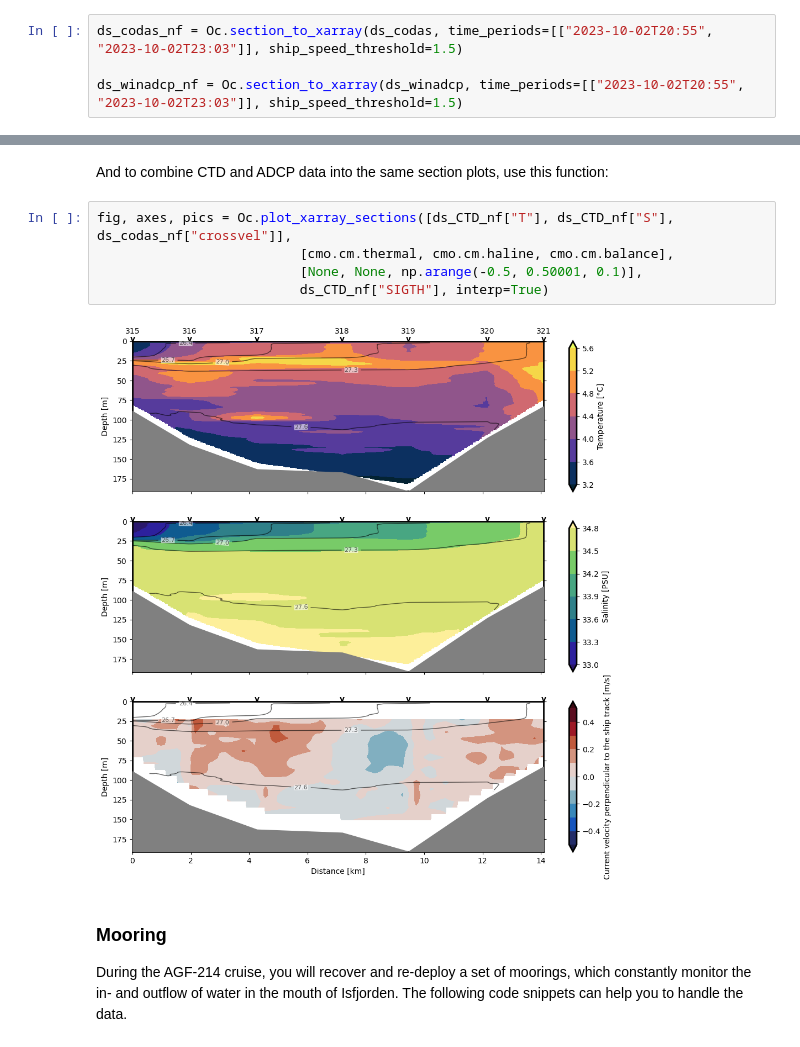
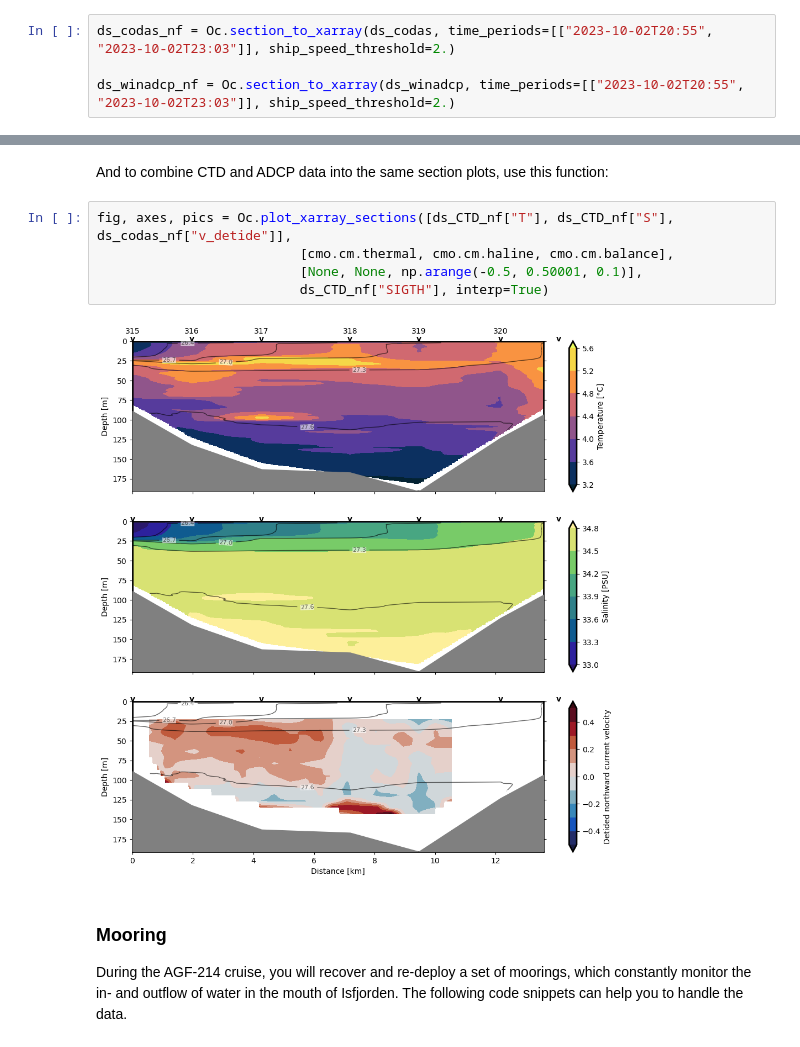
Before and after one commit to UNISvalbard/unisacsi, a Jupyter notebook: examples.ipynb, the cells around one changed output, grey strips where cells are left out. Drawn from its saved outputs; the diff is of its cells as text.

```diff
--- a/examples.ipynb
+++ b/examples.ipynb
@@ -318,6 +316,6 @@ Oc.check_VM_ADCP_map(ds_codas)
 # %% [markdown]
 After picking the right time periods, you get the section like this:
 # %%
-ds_codas_nf = Oc.section_to_xarray(ds_codas, time_periods=[["2023-10-02T20:55", "2023-10-02T23:03"]], ship_speed_threshold=1.5)
+ds_codas_nf = Oc.section_to_xarray(ds_codas, time_periods=[["2023-10-02T20:55", "2023-10-02T23:03"]], ship_speed_threshold=2.)
 
-ds_winadcp_nf = Oc.section_to_xarray(ds_winadcp, time_periods=[["2023-10-02T20:55", "2023-10-02T23:03"]], ship_speed_threshold=1.5)
+ds_winadcp_nf = Oc.section_to_xarray(ds_winadcp, time_periods=[["2023-10-02T20:55", "2023-10-02T23:03"]], ship_speed_threshold=2.)
@@ -374,12 +367,12 @@ Attributes:
 # %% [markdown]
 And to combine CTD and ADCP data into the same section plots, use this function:
 # %%
-fig, axes, pics = Oc.plot_xarray_sections([ds_CTD_nf["T"], ds_CTD_nf["S"], ds_codas_nf["crossvel"]],
+fig, axes, pics = Oc.plot_xarray_sections([ds_CTD_nf["T"], ds_CTD_nf["S"], ds_codas_nf["v_detide"]],
                           [cmo.cm.thermal, cmo.cm.haline, cmo.cm.balance],
                           [None, None, np.arange(-0.5, 0.50001, 0.1)],
                           ds_CTD_nf["SIGTH"], interp=True)
 # %% [output]
-[figure, old version]
+[figure, new version]
 # %% [markdown]
 ### Mooring
 
```
Also changed, not shown: parts of 6 cells of this notebook, 3 other files.
